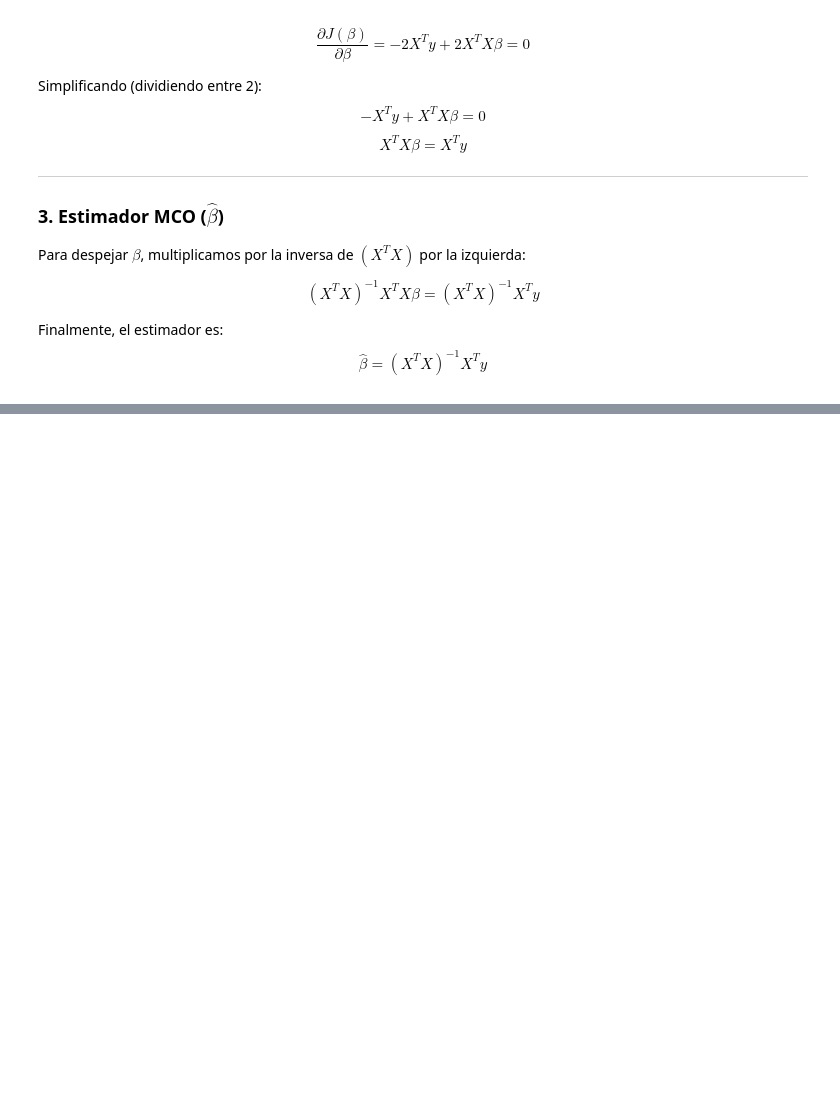
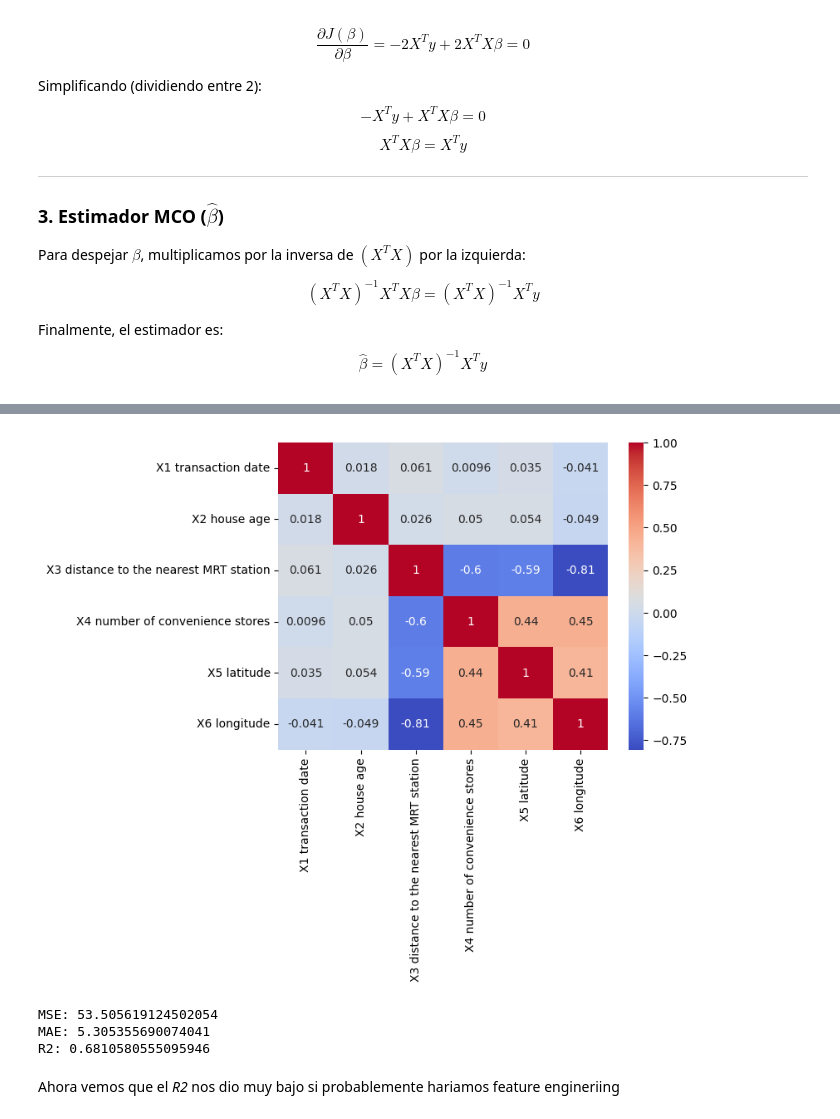
Before and after one commit to pxtroniwnl/machine-learning, a Jupyter notebook: notas-04.ipynb, the cells around one changed output, grey strips where cells are left out. Cells and saved outputs as stored; diff of their text form; code cells hidden in the pictures; blank space fills up the shorter version.

```diff
--- a/notas-04.ipynb
+++ b/notas-04.ipynb
@@ -64,3 +64,9 @@ $$(X^T X)^{-1} X^T X \beta = (X^T X)^{-1} X^T y$$
 
 Finalmente, el estimador es:
 $$\hat{\beta} = (X^T X)^{-1} X^T y$$
+# %%
+from ucimlrepo import fetch_ucirepo
+
+real_estate = fetch_ucirepo(id=477)
+X = real_estate.data.features
+y = real_estate.data.targets
@@ -66,0 +105,8 @@ $$\hat{\beta} = (X^T X)^{-1} X^T y$$
+# %%
+corr=X.corr()
+import matplotlib.pyplot as plt
+import seaborn as sns
+sns.heatmap(corr, annot=True, cmap='coolwarm')
+plt.show()
+# %% [output]
+[figure, added]
@@ -66,0 +129,16 @@ $$\hat{\beta} = (X^T X)^{-1} X^T y$$
+# %%
+from sklearn.metrics import mean_squared_error, mean_absolute_error,r2_score
+
+mse = mean_squared_error(y_test, y_pred)
+mae = mean_absolute_error(y_test, y_pred)
+r2 = r2_score(y_test, y_pred)
+
+print(f"MSE: {mse}")
+print(f"MAE: {mae}")
+print(f"R2: {r2}")
+# %% [output]
+MSE: 53.505619124502054
+MAE: 5.305355690074041
+R2: 0.6810580555095946
+# %% [markdown]
+Ahora vemos que el *R2* nos dio muy bajo si probablemente hariamos feature engineriing
```
Also changed, not shown: parts of 11 cells of this notebook.
